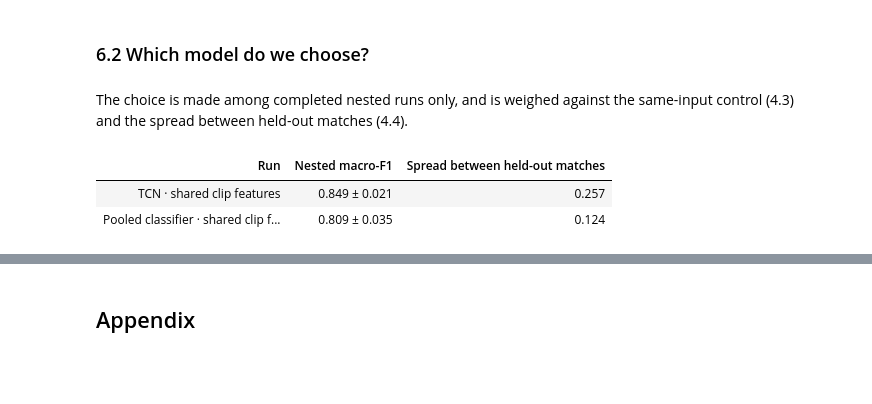
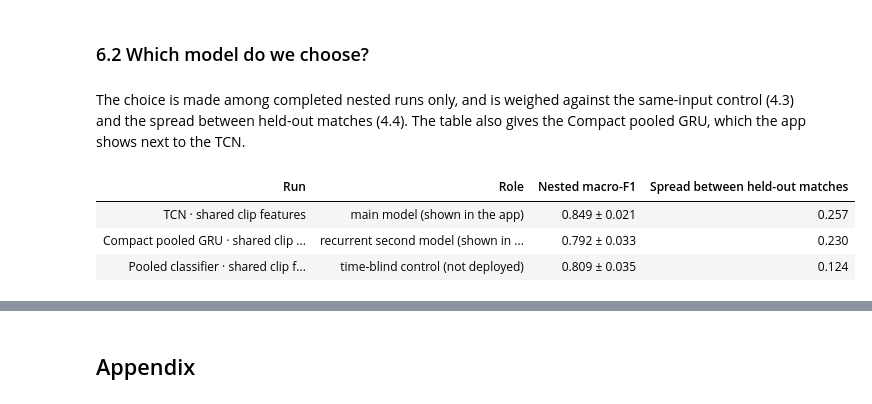
Before and after one commit to FraggyVz/CV-DL, a Jupyter notebook: notebooks/tactic-model-comparison.ipynb, the cells around one changed output, grey strips where cells are left out. Cells and saved outputs as stored; diff of their text form; code cells hidden in the pictures; blank space fills up the shorter version.

```diff
--- a/notebooks/tactic-model-comparison.ipynb
+++ b/notebooks/tactic-model-comparison.ipynb
@@ -710,6 +710,6 @@ arrow((0.53, 0.14), (0.565, 0.19))
 arrow((0.74, 0.84), (0.815, 0.63))
 arrow((0.74, 0.56), (0.815, 0.55))
 arrow((0.755, 0.30), (0.815, 0.47))
-ax.set_title("Two sampling paths from one clip; ResNet-18 and the detector are fixed, only the classifier is trained", fontsize=12)
+ax.set_title("Two sampling paths from one clip; ResNet-18 and the detector are fixed, only the model that reads the features is trained", fontsize=12)
 plt.show()
 # %% [output]
@@ -1435,20 +1482,26 @@ Other-folds higher for 4 of 5 image models; largest spread between held-out matc
 # %% [markdown]
 ### 6.2 Which model do we choose?
 # %% [markdown]
-The choice is made among completed nested runs only, and is weighed against the same-input control (4.3) and the spread between held-out matches (4.4).
+The choice is made among completed nested runs only, and is weighed against the same-input control (4.3) and the spread between held-out matches (4.4). The table also gives the Compact pooled GRU, which the app shows next to the TCN.
 # %%
-# @title Table: the selected model and its same-input control
+# @title Table: the selected model, the Compact pooled GRU and their same-input control
 control_key = ("Pooled classifier", best_key[1])
+gru_key = ("Compact pooled GRU", best_key[1])
+roles = {best_key: "main model (shown in the app)", gru_key: "recurrent second model (shown in the app)",
+         control_key: "time-blind control (not deployed)"}
 show_table("selected-vs-control",
     pd.DataFrame(
-        [[f"{m} · {inp(i)}", fmt(nested[(m, i)]), spreads[(m, i)]] for m, i in (best_key, control_key) if (m, i) in nested],
-        columns=["Run", "Nested macro-F1", "Spread between held-out matches"],
+        [[f"{m} · {inp(i)}", roles[(m, i)], fmt(nested[(m, i)]), spreads[(m, i)]]
+         for m, i in (best_key, gru_key, control_key) if (m, i) in nested],
+        columns=["Run", "Role", "Nested macro-F1", "Spread between held-out matches"],
     )
 )
 E["q62"] = dict(margin=nested[best_key]["mean"] - nested[control_key]["mean"] if control_key in nested else None,
-                leads=sum(nested[best_key]["per_match"][m] > nested[control_key]["per_match"][m] for m in MATCHES) if control_key in nested else None)
+                leads=sum(nested[best_key]["per_match"][m] > nested[control_key]["per_match"][m] for m in MATCHES) if control_key in nested else None,
+                gru=nested.get(gru_key), control=nested.get(control_key))
 # %% [output]
-| Run | Nested macro-F1 | Spread between held-out matches |
-| TCN · shared clip features | 0.849 ± 0.021 | 0.257 |
-| Pooled classifier · shared clip f... | 0.809 ± 0.035 | 0.124 |
+| Run | Role | Nested macro-F1 | Spread between held-out matches |
+| TCN · shared clip features | main model (shown in the app) | 0.849 ± 0.021 | 0.257 |
+| Compact pooled GRU · shared clip ... | recurrent second model (shown in ... | 0.792 ± 0.033 | 0.230 |
+| Pooled classifier · shared clip f... | time-blind control (not deployed) | 0.809 ± 0.035 | 0.124 |
 # %% [markdown]
```
Also changed, not shown: parts of 24 cells of this notebook, 2 other files.
